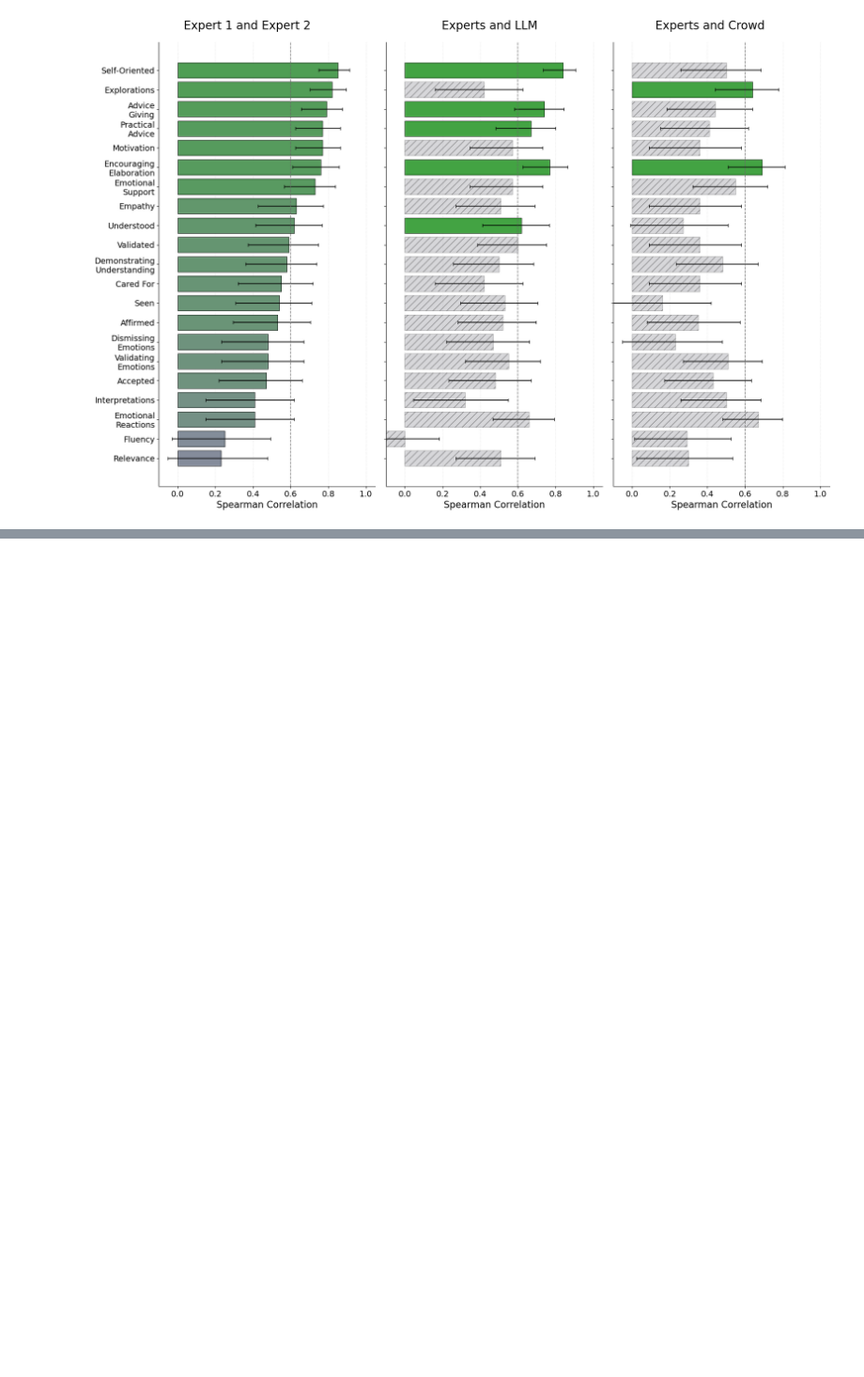
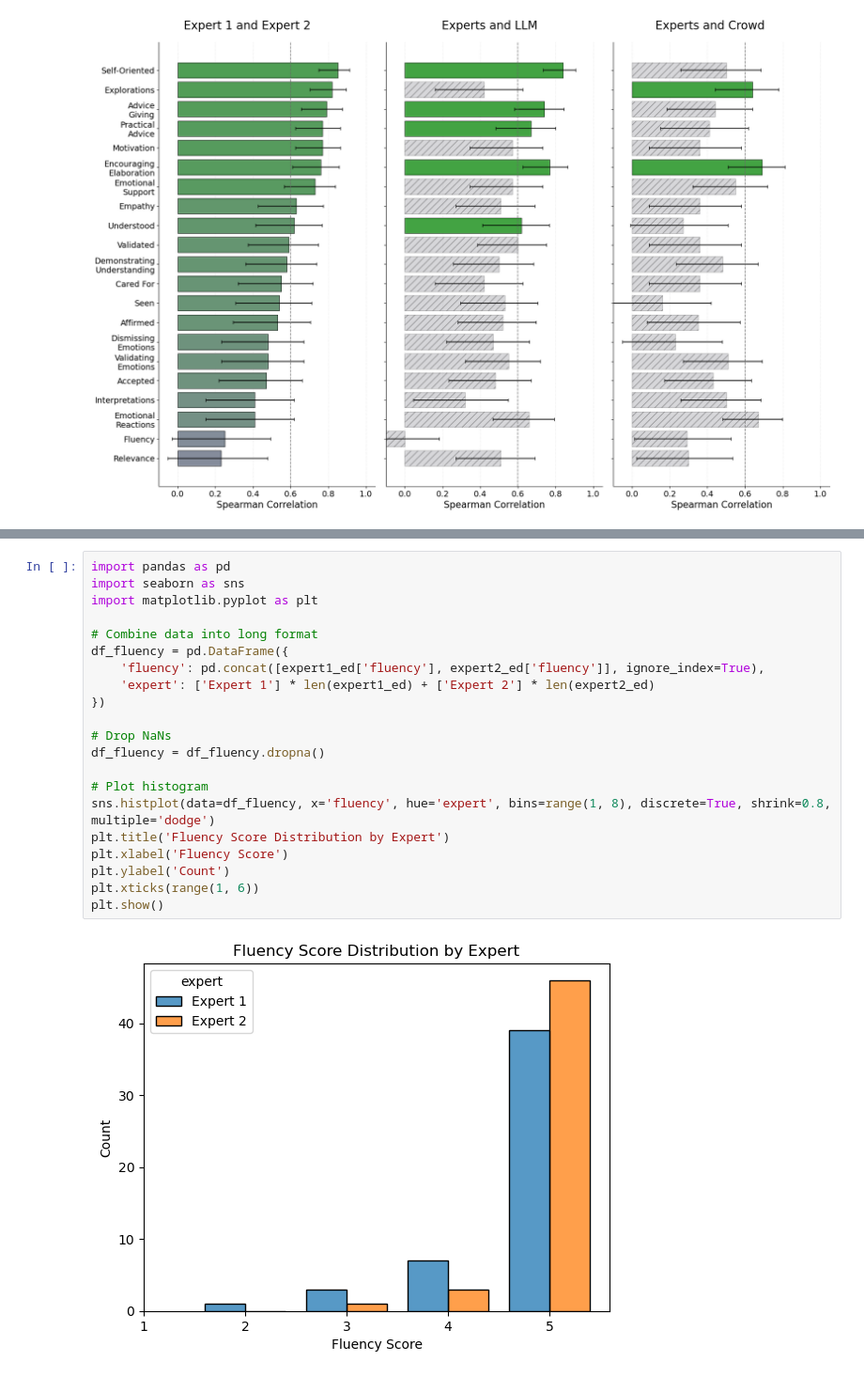
Before and after one commit to Fai-Poungpeth/evaluating-elements-of-empathic-communication, a Jupyter notebook: analysis.ipynb, the cells around one changed output, grey strips where cells are left out. Shown at 94% size. Saved outputs shown, nothing was run; the diff lists cells and outputs as text; blank space fills up the shorter version.

```diff
--- a/analysis.ipynb
+++ b/analysis.ipynb
@@ -1519,3 +1535,26 @@ final_table
+# %%
+import pandas as pd
+import seaborn as sns
+import matplotlib.pyplot as plt
+
+# Combine data into long format
+df_fluency = pd.DataFrame({
+    'fluency': pd.concat([expert1_ed['fluency'], expert2_ed['fluency']], ignore_index=True),
+    'expert': ['Expert 1'] * len(expert1_ed) + ['Expert 2'] * len(expert2_ed)
+})
+
+# Drop NaNs
+df_fluency = df_fluency.dropna()
+
+# Plot histogram
+sns.histplot(data=df_fluency, x='fluency', hue='expert', bins=range(1, 8), discrete=True, shrink=0.8, multiple='dodge')
+plt.title('Fluency Score Distribution by Expert')
+plt.xlabel('Fluency Score')
+plt.ylabel('Count')
+plt.xticks(range(1, 6))
+plt.show()
+# %% [output]
+[figure, added]
 # %%
 columns = [
     ('Dataset', ''),
```
Also changed, not shown: parts of 12 cells of this notebook, 17 other files.
